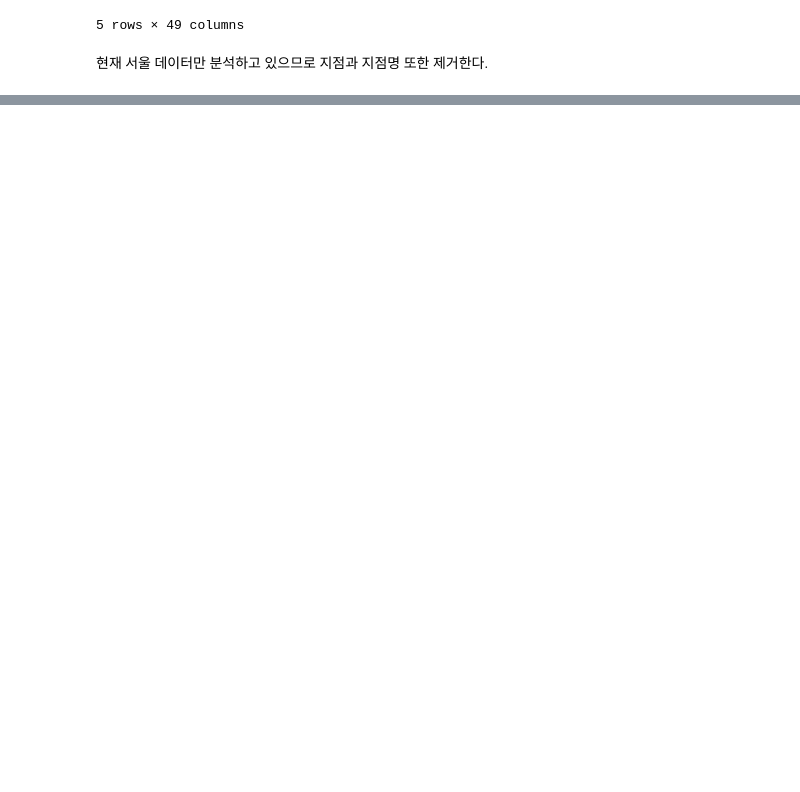
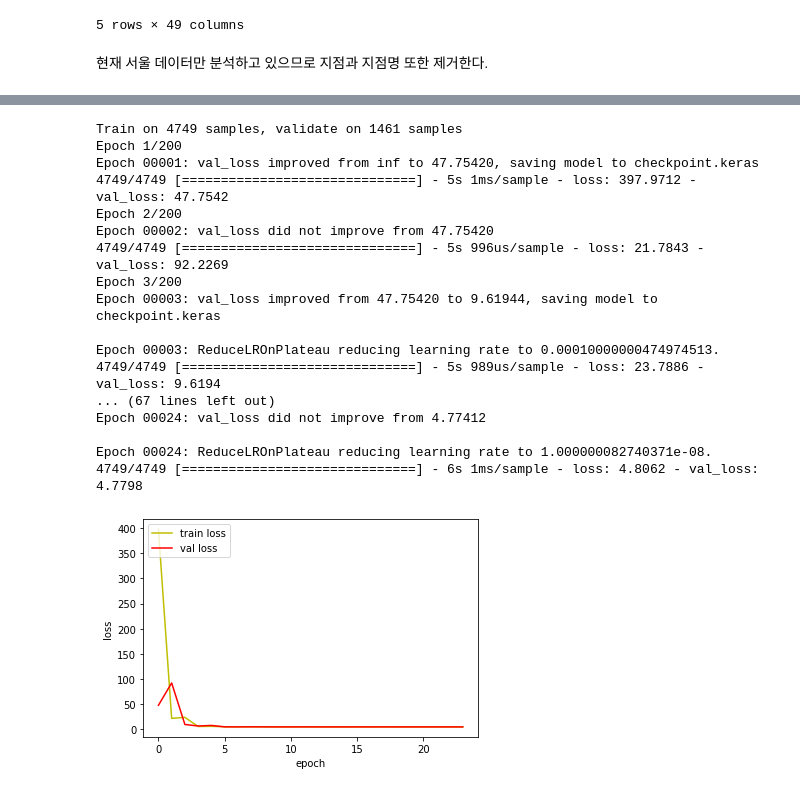
Before and after one commit to ParkSunA/Temperature-Prediction, a Jupyter notebook: 기온, 강수량 예측 데이터 분석.ipynb, the cells around one changed output, grey strips where cells are left out. Drawn from its saved outputs; the diff is of its cells as text; code cells hidden in the pictures; blank space fills up the shorter version.

```diff
--- a/기온, 강수량 예측 데이터 분석.ipynb
+++ b/기온, 강수량 예측 데이터 분석.ipynb
@@ -153,0 +162,2 @@ data.corr()
+# %%
+data = data.sort_values('일시').interpolate(method='linear')
@@ -153,0 +183,3 @@ data.corr()
+# %%
+data['Y'] = data['평균기온(°C)'].shift(-1)
+data = data.dropna()
@@ -153,0 +226,14 @@ data.corr()
+# %%
+inputs_1 = tf.keras.Input(shape=46)
+dense = tf.keras.layers.Dense(50)(inputs_1)
+dense = tf.keras.layers.Dense(50)(dense)
+dense = tf.keras.layers.Dense(50)(dense)
+dense = tf.keras.layers.Dense(50)(dense)
+output = tf.keras.layers.Dense(1)(dense)
+
+model = tf.keras.Model(inputs=[inputs_1], outputs=output)
+
+optimizer = tf.keras.optimizers.Adam(lr = 0.001)
+
+model.compile(loss='mse', optimizer=optimizer)
+model.summary()
@@ -153,0 +261,52 @@ data.corr()
+# %%
+path_checkpoint = 'checkpoint.keras'
+callback_checkpoint = ModelCheckpoint(filepath=path_checkpoint,
+                                      monitor='val_loss',
+                                      verbose=1,
+                                      save_weights_only=True,
+                                      save_best_only=True)
+
+callback_early_stopping = EarlyStopping(monitor='val_loss', patience=10,verbose=0)
+
+
+callback_reduce_lr = ReduceLROnPlateau(monitor='loss',
+                                       factor=0.1,
+                                       patience=1,
+                                       verbose=1)
+
+callbacks = [callback_early_stopping,
+             callback_checkpoint,
+             callback_reduce_lr]
+hist = model.fit(trainX,trainY, validation_data=(validX, validY),
+                 epochs = 200, batch_size=1, callbacks=callbacks, verbose=1)
+
+fig, loss_ax = plt.subplots()
+
+loss_ax.plot(hist.history['loss'], 'y', label='train loss')
+loss_ax.plot(hist.history['val_loss'], 'r', label='val loss')
+
+loss_ax.set_xlabel('epoch')
+loss_ax.set_ylabel('loss')
+
+loss_ax.legend(loc='upper left')
+
+plt.show()
+# %% [output]
+Train on 4749 samples, validate on 1461 samples
+Epoch 1/200
+Epoch 00001: val_loss improved from inf to 47.75420, saving model to checkpoint.keras
+4749/4749 [==============================] - 5s 1ms/sample - loss: 397.9712 - val_loss: 47.7542
+Epoch 2/200
+Epoch 00002: val_loss did not improve from 47.75420
+4749/4749 [==============================] - 5s 996us/sample - loss: 21.7843 - val_loss: 92.2269
+Epoch 3/200
+Epoch 00003: val_loss improved from 47.75420 to 9.61944, saving model to checkpoint.keras
+
+Epoch 00003: ReduceLROnPlateau reducing learning rate to 0.00010000000474974513.
+4749/4749 [==============================] - 5s 989us/sample - loss: 23.7886 - val_loss: 9.6194
+... (67 lines left out)
+Epoch 00024: val_loss did not improve from 4.77412
+
+Epoch 00024: ReduceLROnPlateau reducing learning rate to 1.000000082740371e-08.
+4749/4749 [==============================] - 6s 1ms/sample - loss: 4.8062 - val_loss: 4.7798
+[figure, added]
```
Also changed, not shown: parts of 19 cells of this notebook.
